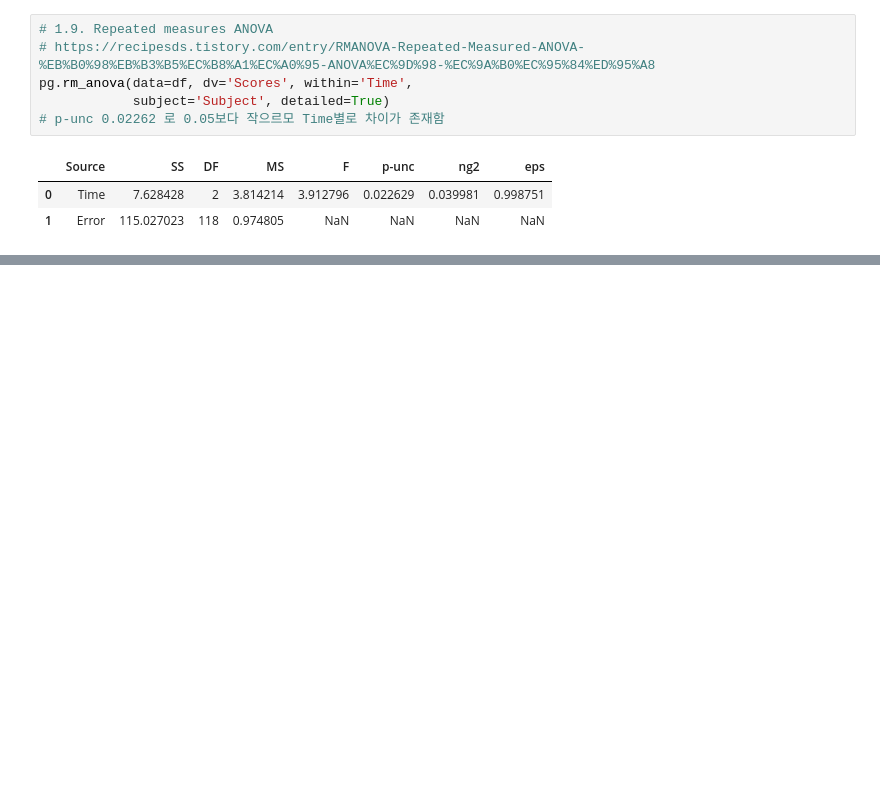
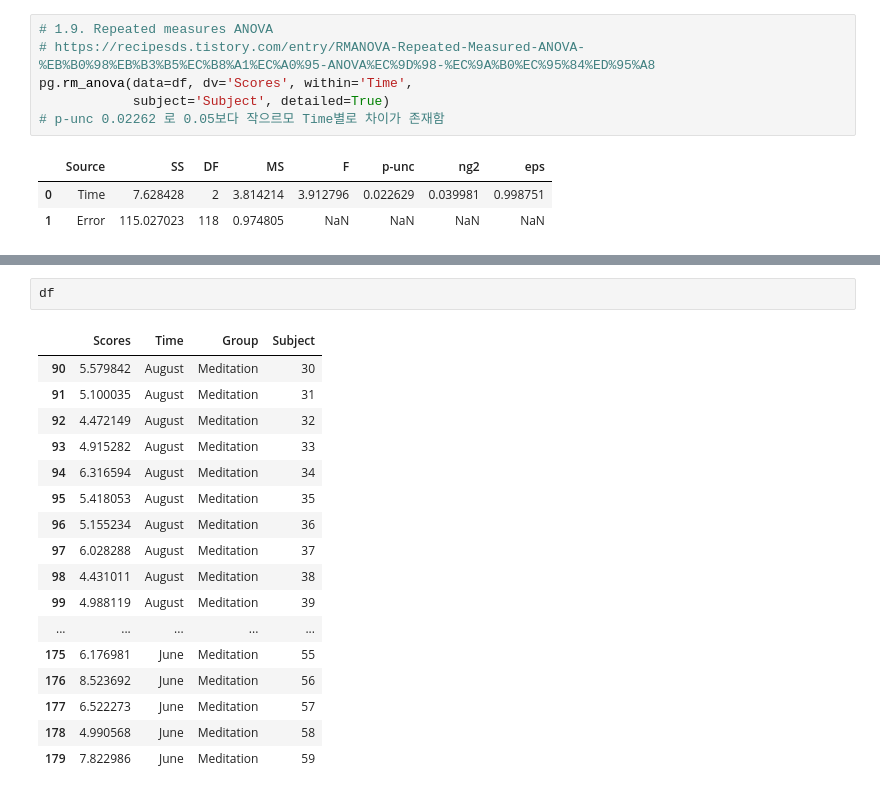
Before and after one commit to wanjuson/analyst_engineer, a Jupyter notebook: 통계공부/pingouin.ipynb, the cells around one changed output, grey strips where cells are left out. Cells and saved outputs as stored; diff of their text form; blank space fills up the shorter version.

```diff
--- a/통계공부/pingouin.ipynb
+++ b/통계공부/pingouin.ipynb
@@ -179,0 +226,20 @@ pg.pairwise_ttests(dv='Scores', within='Time', subject='Subject', data=df)
+# %%
+df
+# %% [output]
+|  | Scores | Time | Group | Subject |
+| 90 | 5.579842 | August | Meditation | 30 |
+| 91 | 5.100035 | August | Meditation | 31 |
+| 92 | 4.472149 | August | Meditation | 32 |
+| 93 | 4.915282 | August | Meditation | 33 |
+| 94 | 6.316594 | August | Meditation | 34 |
+| 95 | 5.418053 | August | Meditation | 35 |
+| 96 | 5.155234 | August | Meditation | 36 |
+| 97 | 6.028288 | August | Meditation | 37 |
+| 98 | 4.431011 | August | Meditation | 38 |
+| 99 | 4.988119 | August | Meditation | 39 |
+| ... | ... | ... | ... | ... |
+| 175 | 6.176981 | June | Meditation | 55 |
+| 176 | 8.523692 | June | Meditation | 56 |
+| 177 | 6.522273 | June | Meditation | 57 |
+| 178 | 4.990568 | June | Meditation | 58 |
+| 179 | 7.822986 | June | Meditation | 59 |
```
Also changed, not shown: parts of 9 cells of this notebook.
